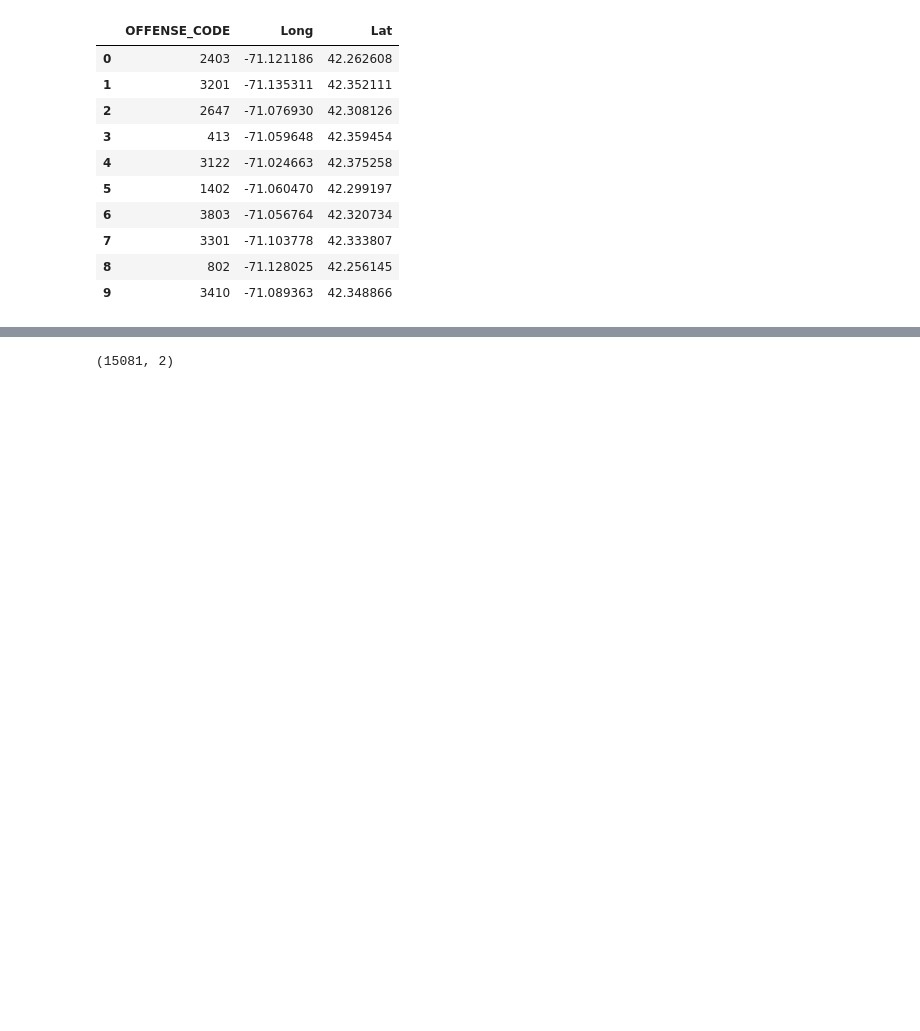
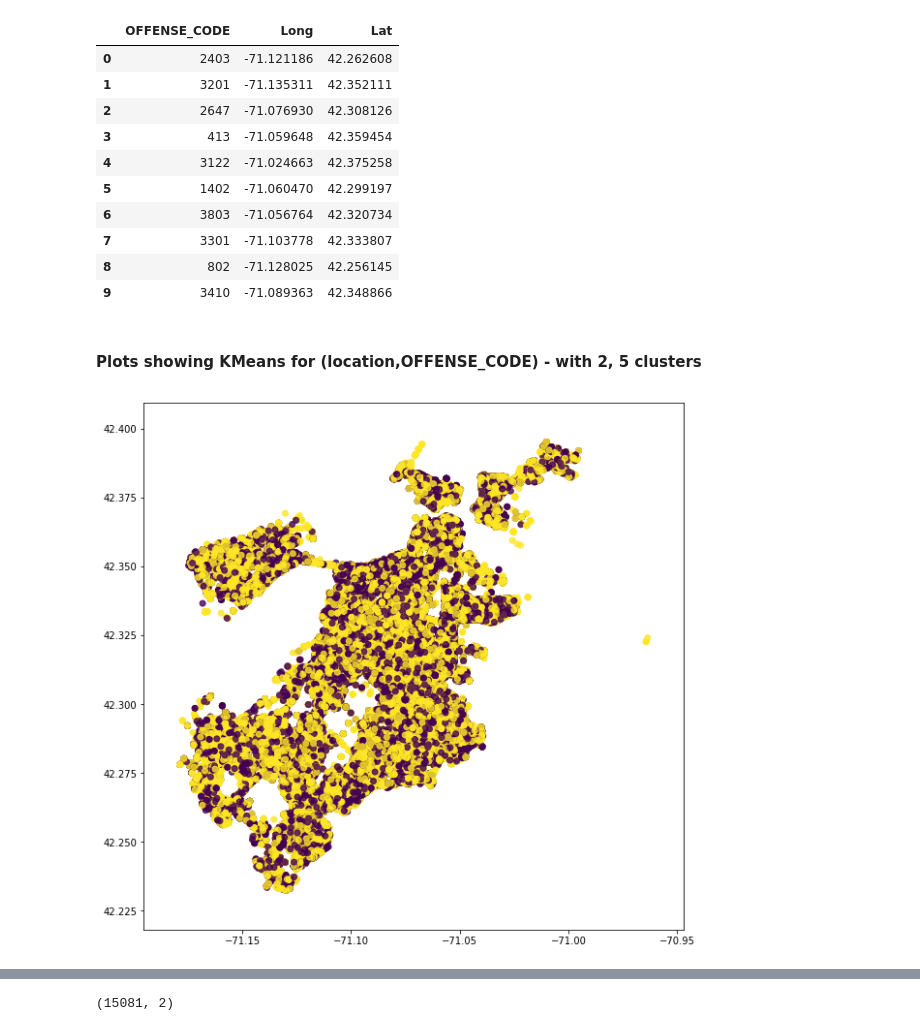
Before and after one commit to errikosg/Data-Analysis_Boston-Crimes, a Jupyter notebook: exercise.ipynb, the cells around one changed output, grey strips where cells are left out. Drawn from its saved outputs; the diff is of its cells as text; code cells hidden in the pictures; blank space fills up the shorter version.

```diff
--- a/exercise.ipynb
+++ b/exercise.ipynb
@@ -409,6 +407,13 @@ Combine (location,OFFENSE_CODE) and (location,MONTH)
 # %%
 locof = data[['OFFENSE_CODE', 'Long', 'Lat']]
 locof = locof.dropna()
+locof = locof.loc[(locof['Lat']>40) & (locof['Long']<-60)]
+
+#fix values !!
+X2 = locof.values
+x2 = locof['Long']
+y2 = locof['Lat']
+
 locof.head(10)
 # %% [output]
 |  | OFFENSE_CODE | Long | Lat |
@@ -422,18 +427,18 @@ locof.head(10)
 | 7 | 3301 | -71.103778 | 42.333807 |
 | 8 | 802 | -71.128025 | 42.256145 |
 | 9 | 3410 | -71.089363 | 42.348866 |
+# %% [markdown]
+#### Plots showing KMeans for (location,OFFENSE_CODE) - with 2, 5 clusters
 # %%
-X = locof.values
-x = locof['Long']
-y = locof['Lat']
-
-
+#2 clusters
 km = KMeans(n_clusters=2)
-km.fit(X)
-km.predict(X)
+km.fit(X2)
+km.predict(X2)
 labels = km.labels_
 
 
 fig = plt.figure(1, (10,10))
-plt.scatter(x,y,c=labels, alpha=0.8)
+plt.scatter(x2,y2,c=labels, alpha=0.8)
 plt.show()
+# %% [output]
+[figure, added]
```
Also changed, not shown: parts of 17 cells of this notebook.
